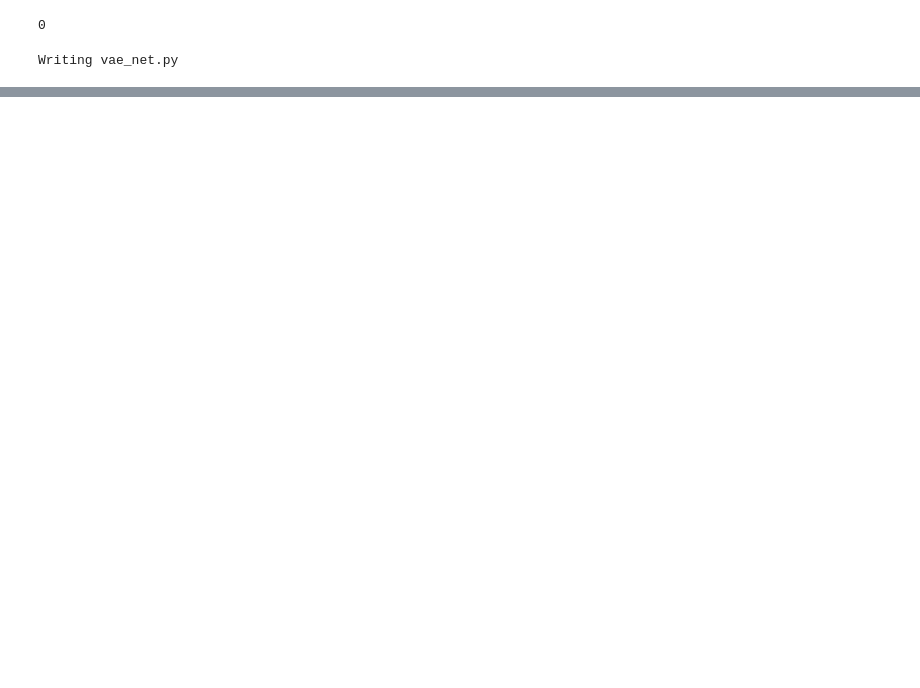
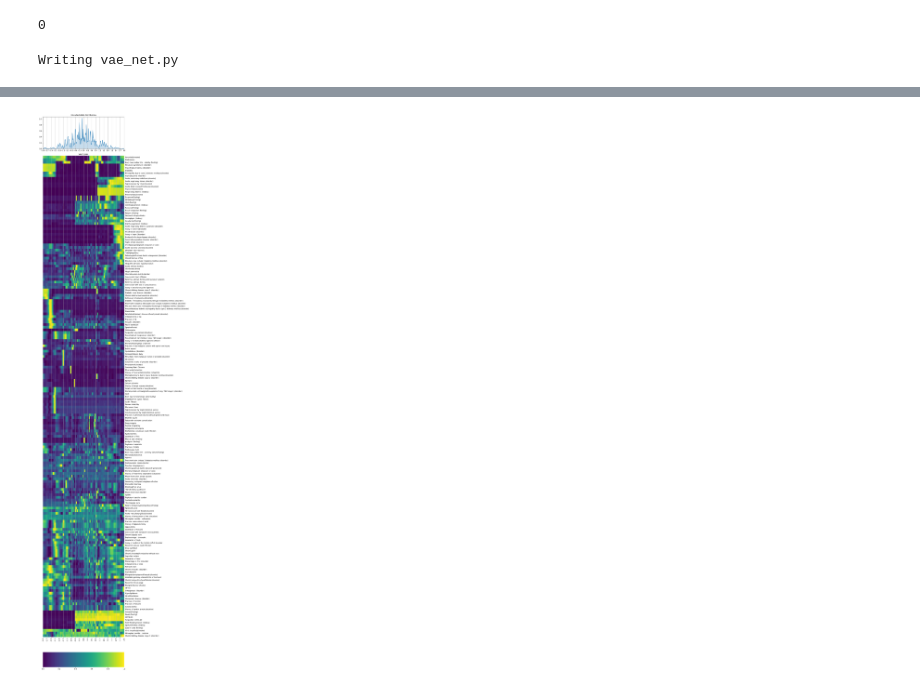
Before and after one commit to yaniv256/workshops, a Jupyter notebook: notebooks/Patient_VAE.ipynb, the cells around one changed output, grey strips where cells are left out. Saved outputs shown, nothing was run; the diff lists cells and outputs as text; code cells hidden in the pictures; blank space fills up the shorter version.

```diff
--- a/notebooks/Patient_VAE.ipynb
+++ b/notebooks/Patient_VAE.ipynb
@@ -377,0 +439,43 @@ KeyboardInterrupt:
+# %%
+from sklearn.preprocessing import MinMaxScaler
+
+def plot_type_dist_list(encoded_data_list, grid_x, decoded,
+                        type_labels, vertical_n, dist_labels, scaler = False):
+
+  fig = plt.figure(figsize=(13,vertical_n*3),constrained_layout=True)
+  gs = fig.add_gridspec(vertical_n, 1)
+  ax1 = fig.add_subplot(gs[0,:])
+  ax2 = fig.add_subplot(gs[1:,:])
+
+  n_grid_lines=21
+  min_x, max_x, grid_n = grid_x[0], grid_x[-1], len(grid_x)
+  grid_lines = np.linspace(min_x,max_x,n_grid_lines)
+
+  ax1.set_title('Encoded data distribution')
+  for i in range(len(encoded_data_list)):
+    sns.kdeplot(encoded_data_list[i],bw=0.02, shade = True,
+                ax=ax1, gridsize=2000, label=dist_labels[i])
+  ax1.set_xticks( grid_lines )
+  ax1.set_xlim(min_x,max_x)
+  ax1.grid(axis='x')
+
+  ax2.set_title('VAE types')
+
+  if scaler:
+      decoded=MinMaxScaler().fit_transform(X=decoded)
+  sns.heatmap(decoded.T,cmap='viridis',ax=ax2, cbar_kws={'orientation':'horizontal'})
+  ax2.set_xticks(np.linspace(1,grid_n,n_grid_lines))
+  ax2.set_xticklabels(['{:.2}'.format(a) for a in grid_lines ])
+  ax2.set_yticklabels(type_labels)
+  ax2.tick_params(axis='y',labelright=True, labelleft=False,
+                  left=False, labelrotation=0)
+  ax2.grid(axis='x')
+# %%
+decoded_ordered = decoded[:,feature_order]
+
+plot_type_dist_list([encoded_data.values.flatten()],
+                    grid_x, decoded_ordered,
+                    type_labels=ordered_labels, vertical_n=16,
+                    dist_labels = [''], scaler = True)
+# %% [output]
+[figure, added]
```
Also changed, not shown: parts of 23 cells of this notebook.
